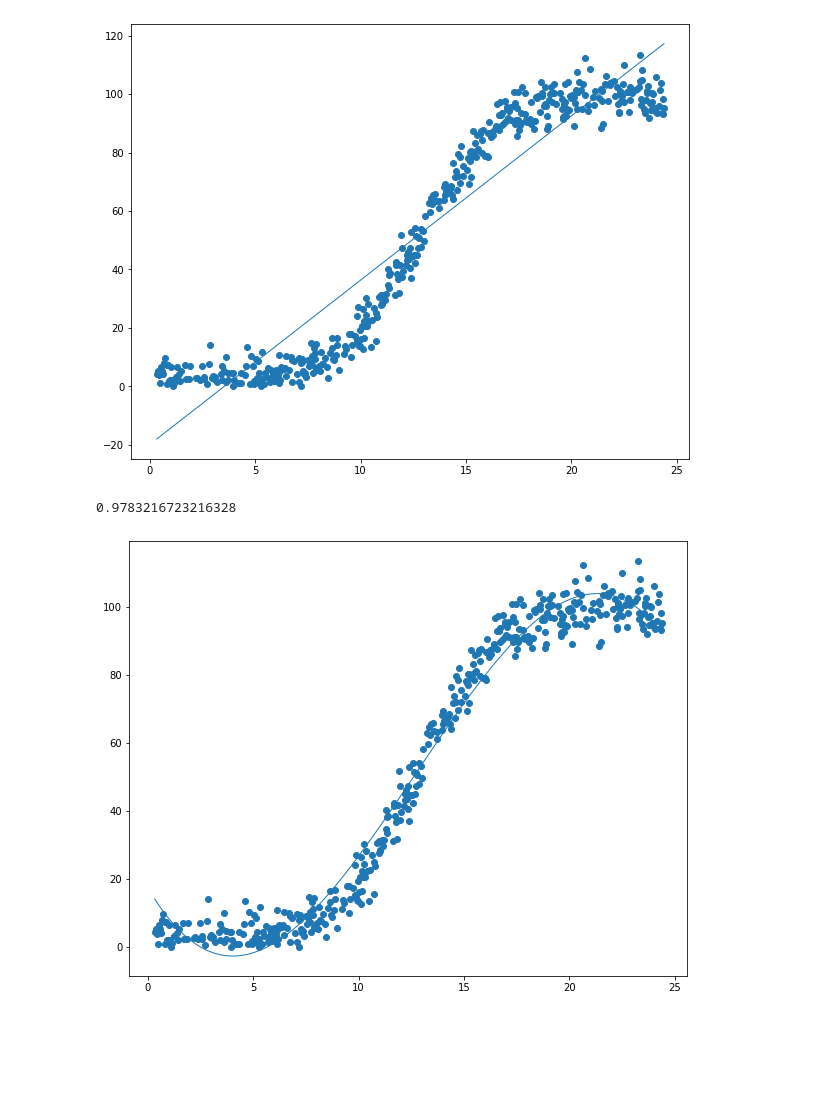
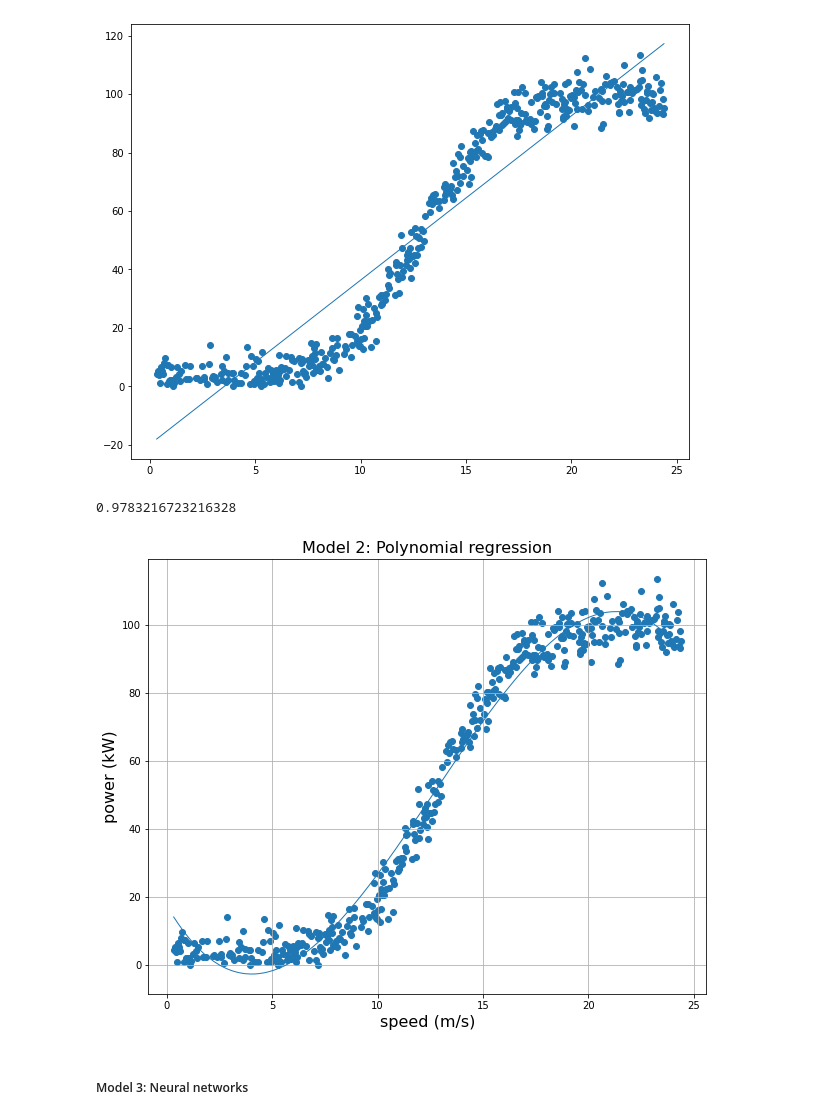
Before and after one commit to doriszd/project_machine_learning, a Jupyter notebook: Project_2020.ipynb, the cells around one changed output. Drawn from its saved outputs; the diff is of its cells as text; code cells hidden in the pictures; blank space fills up the shorter version.

Commit message:
neuron network

```diff
--- a/Project_2020.ipynb
+++ b/Project_2020.ipynb
@@ -338,18 +333,27 @@ print(r2_score(y, model_pred))
 0.8984832870534454
 [figure]
 # %%
+# Code adjusted from: https://medium.com/kharpann/performing-polynomial-regression-using-python-840eb666bfd8
+
 from sklearn.preprocessing import PolynomialFeatures
 
 poly_reg = PolynomialFeatures(degree=3)
 X_poly = poly_reg.fit_transform(X)
 
 lin_reg_2 = LinearRegression()
 lin_reg_2.fit(X_poly, y)
 y_pred = lin_reg_2.predict(X_poly)
 plt.figure(figsize=(10,8));
 plt.scatter(X, y);
 plt.plot(X, y_pred);
 print(r2_score(y, y_pred))
+
+plt.xlabel('speed (m/s)', fontsize='16')
+plt.ylabel('power (kW)', fontsize='16')
+plt.title("Model 2: Polynomial regression", fontsize='16')
+plt.grid()
 # %% [output]
 0.9783216723216328
-[figure, old version]
+[figure, new version]
+# %% [markdown]
+##### Model 3: Neural networks
```
Also changed, not shown: parts of 10 cells of this notebook.
